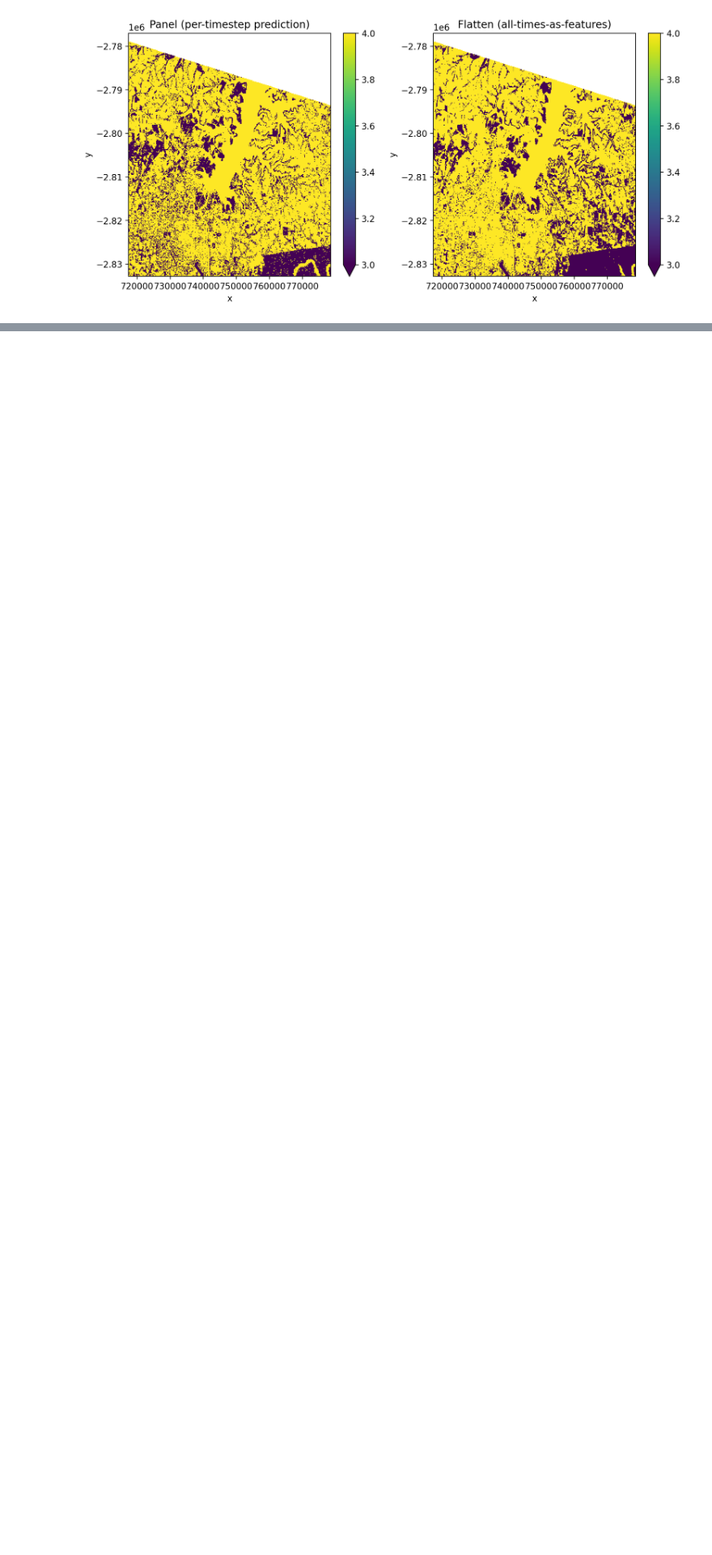
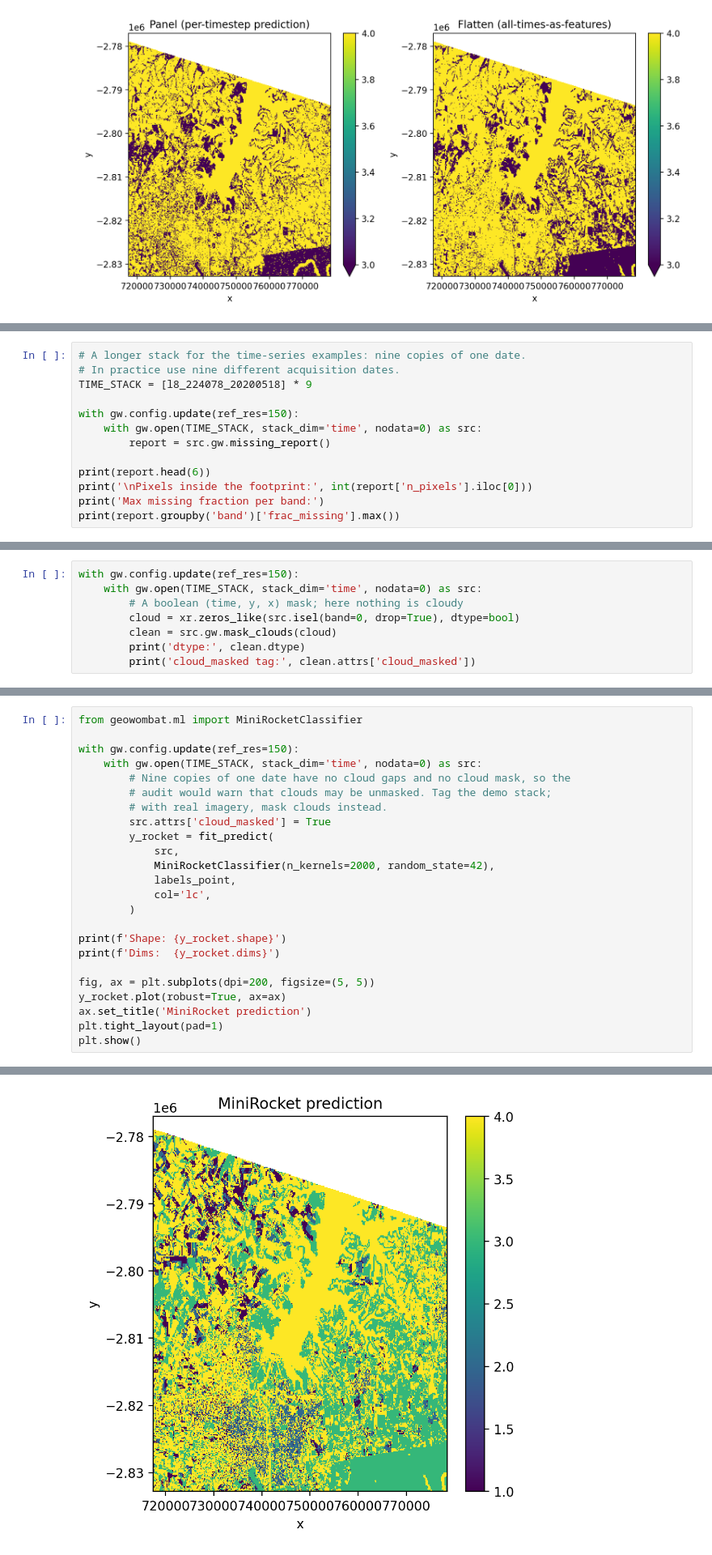
Before and after one commit to jgrss/geowombat, a Jupyter notebook: notebooks/ml_classifiers.ipynb, the cells around one changed output, grey strips where cells are left out. Shown at 81% size. Cells and saved outputs as stored; diff of their text form; blank space fills up the shorter version.

```diff
--- a/notebooks/ml_classifiers.ipynb
+++ b/notebooks/ml_classifiers.ipynb
@@ -429,0 +458,13 @@ plt.show()
+# %%
+# A longer stack for the time-series examples: nine copies of one date.
+# In practice use nine different acquisition dates.
+TIME_STACK = [l8_224078_20200518] * 9
+
+with gw.config.update(ref_res=150):
+    with gw.open(TIME_STACK, stack_dim='time', nodata=0) as src:
+        report = src.gw.missing_report()
+
+print(report.head(6))
+print('\nPixels inside the footprint:', int(report['n_pixels'].iloc[0]))
+print('Max missing fraction per band:')
+print(report.groupby('band')['frac_missing'].max())
@@ -429,0 +535,8 @@ plt.show()
+# %%
+with gw.config.update(ref_res=150):
+    with gw.open(TIME_STACK, stack_dim='time', nodata=0) as src:
+        # A boolean (time, y, x) mask; here nothing is cloudy
+        cloud = xr.zeros_like(src.isel(band=0, drop=True), dtype=bool)
+        clean = src.gw.mask_clouds(cloud)
+        print('dtype:', clean.dtype)
+        print('cloud_masked tag:', clean.attrs['cloud_masked'])
@@ -429,0 +560,25 @@ plt.show()
+# %%
+from geowombat.ml import MiniRocketClassifier
+
+with gw.config.update(ref_res=150):
+    with gw.open(TIME_STACK, stack_dim='time', nodata=0) as src:
+        # Nine copies of one date have no cloud gaps and no cloud mask, so the
+        # audit would warn that clouds may be unmasked. Tag the demo stack;
+        # with real imagery, mask clouds instead.
+        src.attrs['cloud_masked'] = True
+        y_rocket = fit_predict(
+            src,
+            MiniRocketClassifier(n_kernels=2000, random_state=42),
+            labels_point,
+            col='lc',
+        )
+
+print(f'Shape: {y_rocket.shape}')
+print(f'Dims:  {y_rocket.dims}')
+
+fig, ax = plt.subplots(dpi=200, figsize=(5, 5))
+y_rocket.plot(robust=True, ax=ax)
+ax.set_title('MiniRocket prediction')
+plt.tight_layout(pad=1)
+plt.show()
+# %% [output]
@@ -429,0 +587 @@ plt.show()
+[figure, added]
```
Also changed, not shown: parts of 14 cells of this notebook, 21 other files.
